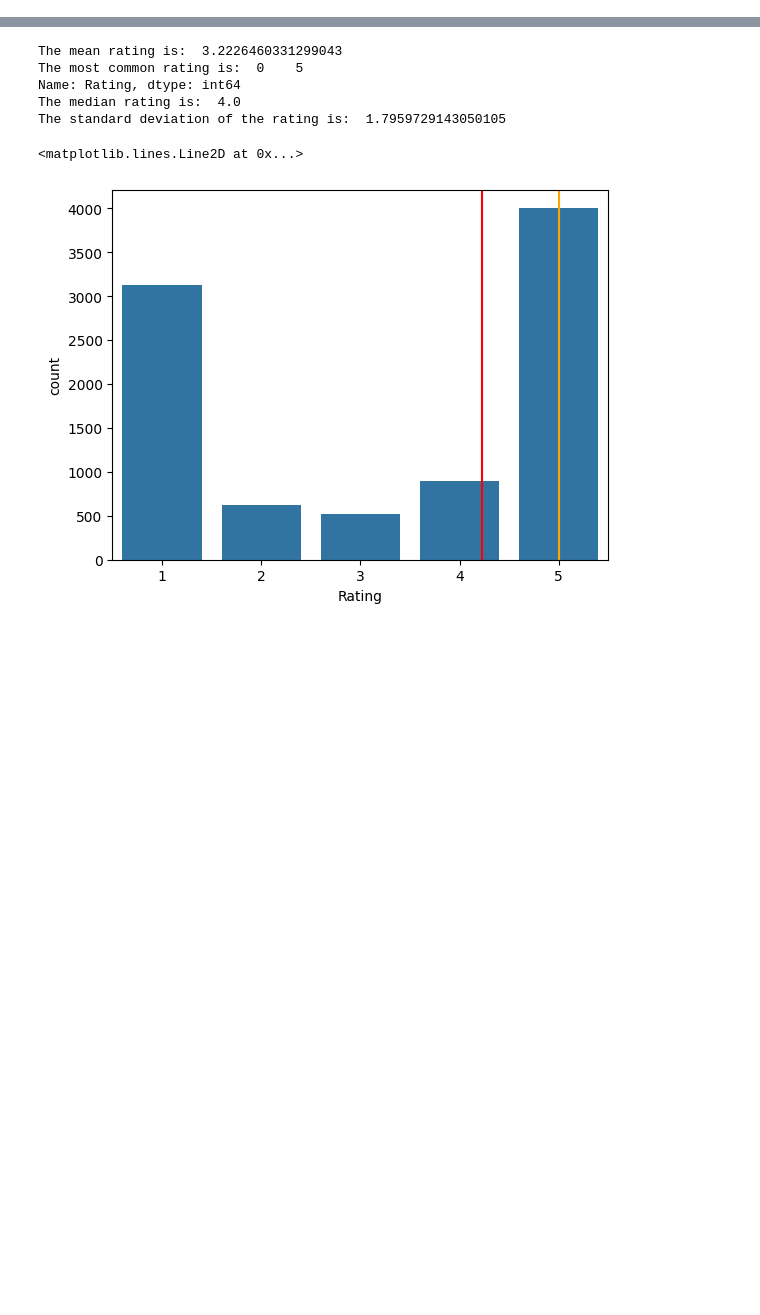
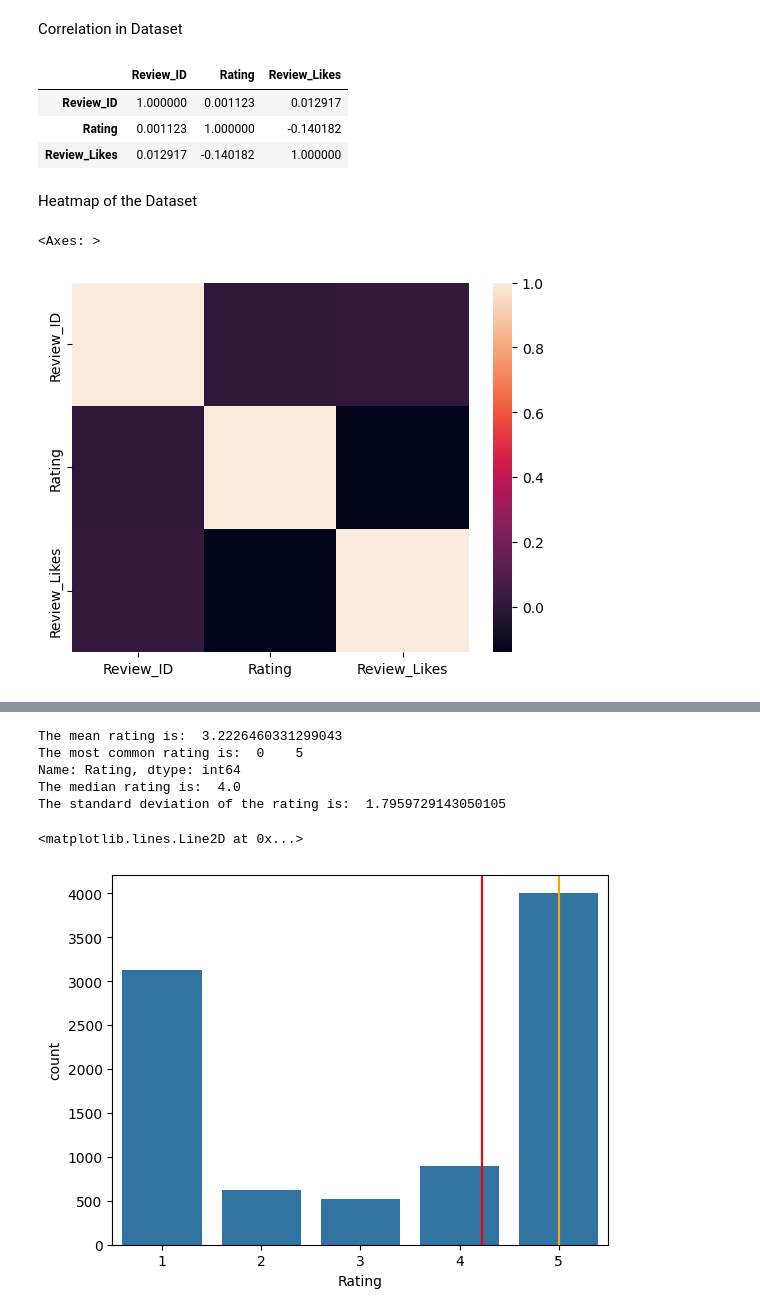
Before and after one commit to Jewels2001/ScotiabankDSD, a Jupyter notebook: Argho_Das_EDA_DSSD_Hackathon.ipynb, the cells around one changed output, grey strips where cells are left out. Saved outputs shown, nothing was run; the diff lists cells and outputs as text; code cells hidden in the pictures; blank space fills up the shorter version.

```diff
--- a/Argho_Das_EDA_DSSD_Hackathon.ipynb
+++ b/Argho_Das_EDA_DSSD_Hackathon.ipynb
@@ -26,0 +120,3 @@ dtype: object
+# %%
+df.replace(np.nan,'0',inplace = True)
+df.isnull().sum()
@@ -26,0 +132,16 @@ dtype: object
+# %% [markdown]
+Correlation in Dataset
+# %%
+df.corr()
+# %% [output]
+|  | Review_ID | Rating | Review_Likes |
+| Review_ID | 1.000000 | 0.001123 | 0.012917 |
+| Rating | 0.001123 | 1.000000 | -0.140182 |
+| Review_Likes | 0.012917 | -0.140182 | 1.000000 |
+# %% [markdown]
+Heatmap of the Dataset
+# %%
+sns.heatmap(df.corr())
+# %% [output]
+<Axes: >
+[figure, added]
```
Also changed, not shown: parts of 31 cells of this notebook.
